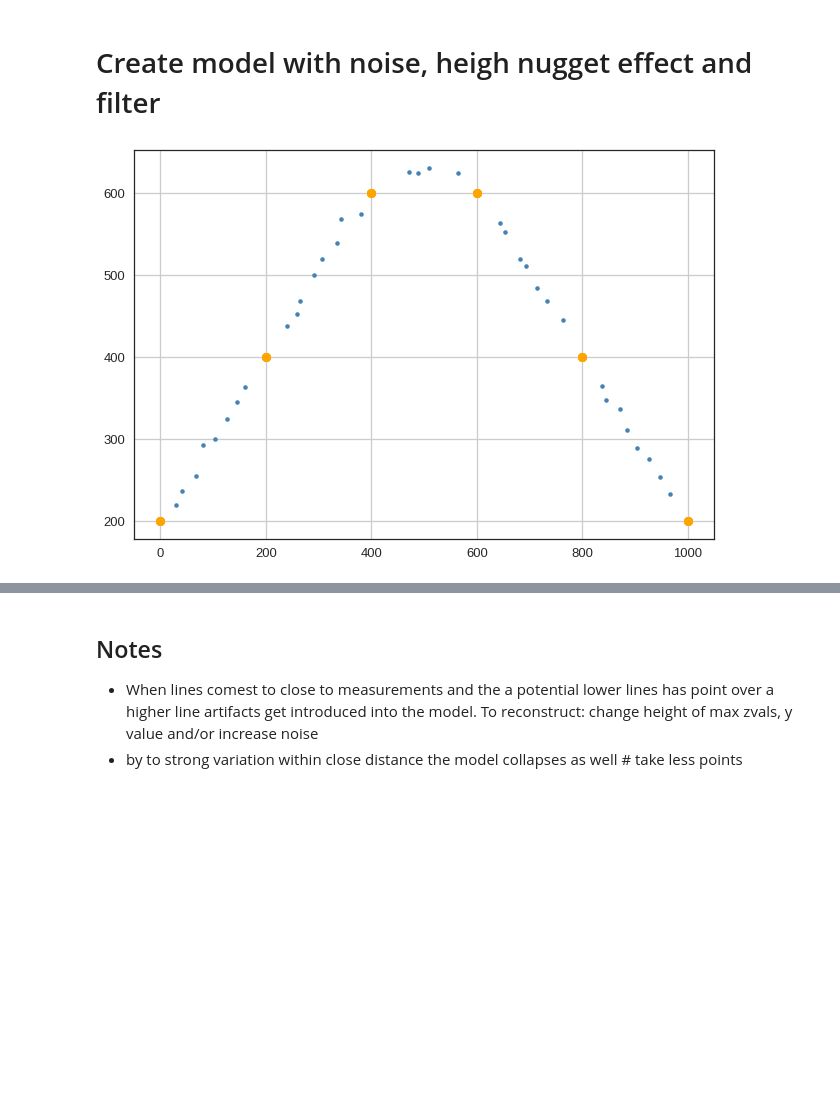
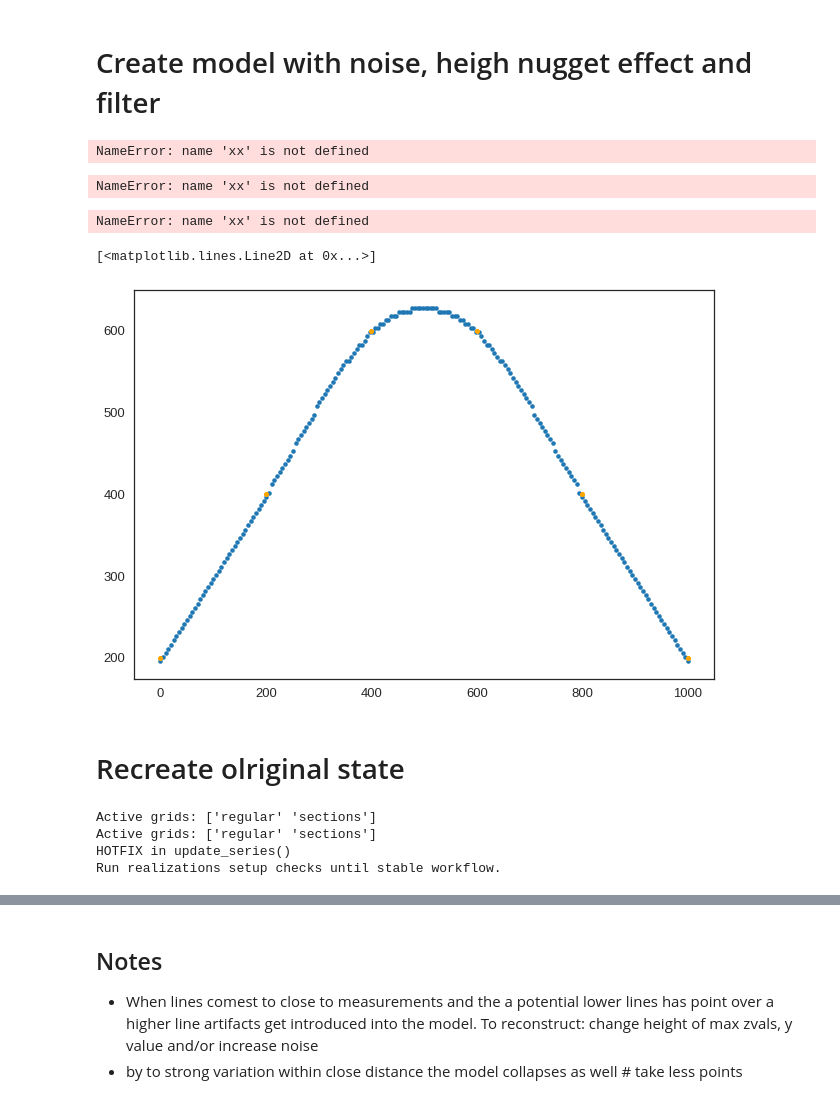
Before and after one commit to TrellixVulnTeam/gempy-notebooks_Q97W, a Jupyter notebook: server-gempy/smooth_line.ipynb, the cells around one changed output, grey strips where cells are left out. Cells and saved outputs as stored; diff of their text form; code cells hidden in the pictures; blank space fills up the shorter version.

```diff
--- a/server-gempy/smooth_line.ipynb
+++ b/server-gempy/smooth_line.ipynb
@@ -444,7 +403,7 @@ plt.plot(
 # however we need to filter the x values with the right y vals
 bok = np.ones(xx.shape)
 sps = surface_points_original_df_1
-t = 20
+t = 40
 
 for index, row in sps.iterrows():
 
@@ -467,6 +426,8 @@ for index, row in sps.iterrows():
 
 # make a boolen out of it
 Bok = bok == 1
+# %% [output]
+NameError: name 'xx' is not defined
 # %%
 # plot
 plt.plot(xx[Bok][::4],zz[Bok][::4], '.', color='steelblue')
@@ -478,14 +439,14 @@ plt.plot(
 )
 plt.grid()
 # %% [output]
-[figure, removed]
+NameError: name 'xx' is not defined
 # %%
 # creat new df including new noise data
 df0 = surface_points_original_df_1
 df1 = pd.DataFrame(columns=df0.columns)
-df1.X = xx[::4]
-df1.Y = yy[::4]
-df1.Z = zz[::4]
+df1.X = xx[Bok][::4]
+df1.Y = yy[Bok][::4]
+df1.Z = zz[Bok][::4]
 df1.surface = 'rock1'
 df1.param1 = 10
 
@@ -498,7 +459,7 @@ geo_model.set_surface_points(df2, update_surfaces=False)
 # we know that df2 is a concentation of the surface_points df and the line df.
 # hence the indices of the line are the ones
 rang_idx = pd.RangeIndex(start=len(df0.index), stop=len(df2.index), step=1)
-geo_model.modify_surface_points(rang_idx, smooth=1)
+geo_model.modify_surface_points(rang_idx, smooth=100)
 geo_model.update_to_interpolator()
 
 # print(geo_model.surface_points)
@@ -520,3 +481,46 @@ ax1.grid()
 ax2.imshow(Bx['0-2'])
 ax2.grid()
 plt.show()
+# %% [output]
+NameError: name 'xx' is not defined
+# %%
+plt.plot(tops_dict['0-1']['xvals'], tops_dict['0-1']['zvals'], '.')
+plt.plot(
+    geo_model.surface_points.df[geo_model.surface_points.df.surface == 'rock1']['X'],
+    geo_model.surface_points.df[geo_model.surface_points.df.surface == 'rock1']['Z'],
+    '.',
+    color='orange'
+)
+# %% [output]
+[<matplotlib.lines.Line2D at 0x...>]
+[figure, added]
+# %% [markdown]
+# Recreate olriginal state
+# %%
+# Pass origin data to mode
+real_setup.setup_realization(
+        geo_model=geo_model,
+        geo_model_extent=geo_model_extent_1,
+        section=section_1,
+        series_df=series_df_1,
+        surfaces_df=surfaces_df_1,
+        surface_points_original_df=surface_points_original_df_1,
+        orientations_original_df=orientations_original_df_1
+)
+
+# recompute
+if real_run.check_setup_single_realization(geo_model):
+    solution = gp.compute_model(model=geo_model, sort_surfaces=False)
+
+# extract tops
+Bx = post_pro.compute_boolean_matrix_for_section_surface_top(geo_model)
+
+extent = { 'z_min': 0, 'z_max': 1000 }
+section_coordinates = post_pro.compute_setction_grid_coordinates(geo_model, extent)
+
+tops_dict = post_pro.get_tops_coordinates(Bx, section_coordinates)
+# %% [output]
+Active grids: ['regular' 'sections']
+Active grids: ['regular' 'sections']
+HOTFIX in update_series()
+Run realizations setup checks until stable workflow.
```
Also changed, not shown: parts of 27 cells of this notebook, 6 other files.
